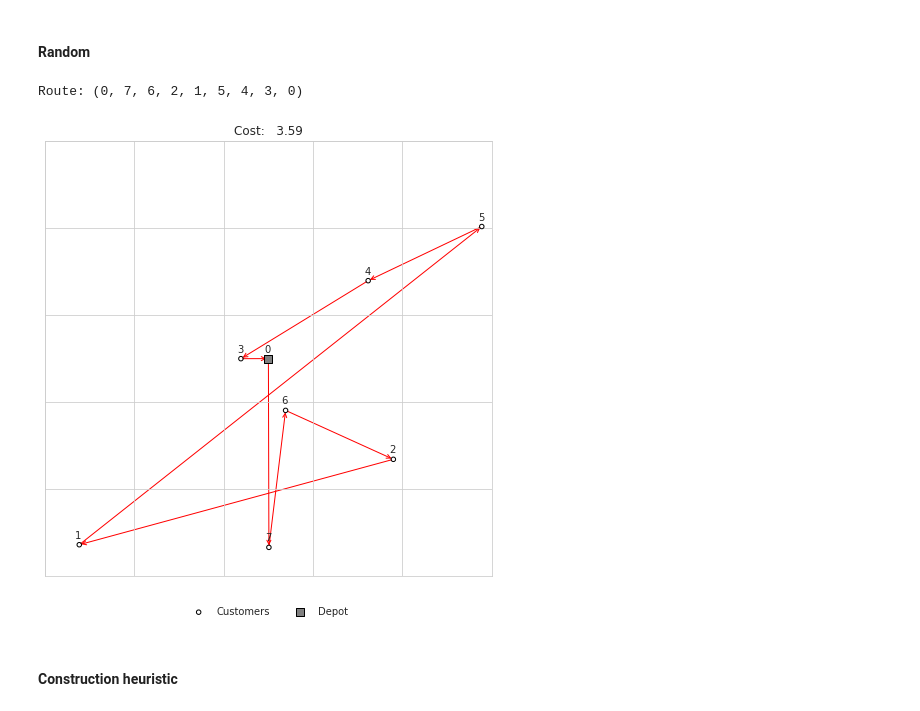
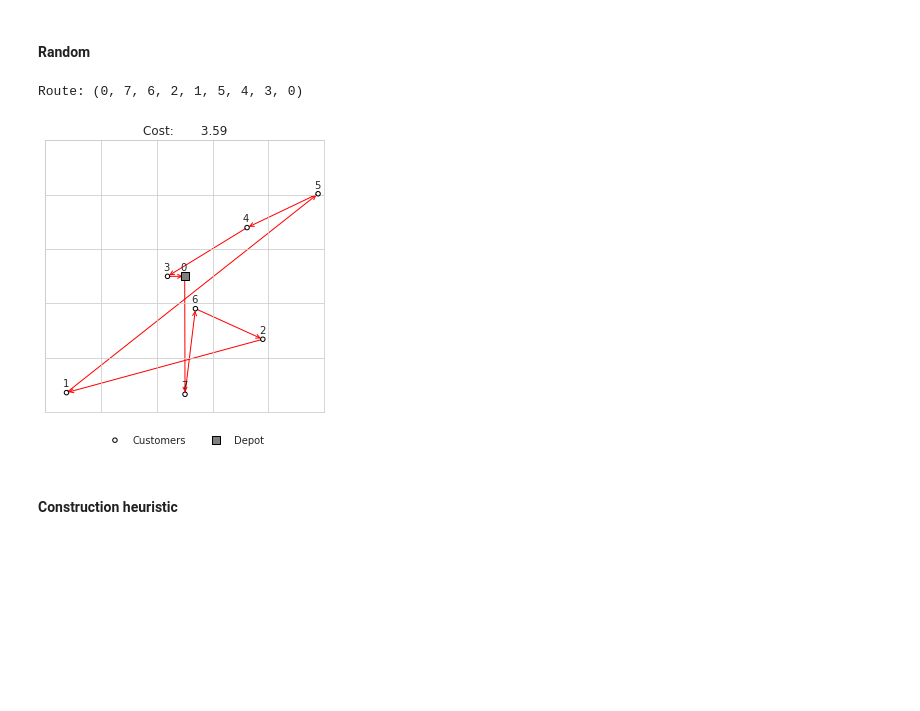
Before and after one commit to brenobeirigo/vrplot, a Jupyter notebook: introduction_to_heuristics.ipynb, the cells around one changed output. Drawn from its saved outputs; the diff is of its cells as text; code cells hidden in the pictures; blank space fills up the shorter version.

```diff
--- a/introduction_to_heuristics.ipynb
+++ b/introduction_to_heuristics.ipynb
@@ -17,11 +21,11 @@ np.random.seed(7)
 ### Example 1: Random distribution
 # %%
 n_customers = 7
-figsize = (8, 8)
+figsize = (5, 5)
 
 coords = util.get_random_nodes(n_customers)
 nodes = list(range(len(coords)))
 depot, customer_nodes = nodes[0], nodes[1:]
 
-static.draw_nodes(coords, nodes)
+static.draw_nodes(coords, nodes, figsize=figsize)
 # %% [output]
@@ -65,10 +69,10 @@ animated.show_solutions(tsp_sorted_sol[-50:], coords, nodes)
 # %%
 random_route = (0,) + tuple(np.random.permutation(np.arange(n_customers)+1)) +  (0,)
 print(f"Route: {random_route}")
-static.construct_route(random_route, nodes, coords, figsize=figsize)
+_ = static.construct_route(random_route, nodes, coords, figsize=figsize)
 # %% [output]
 Route: (0, 7, 6, 2, 1, 5, 4, 3, 0)
-[figure, old version]
+[figure, new version]
 # %% [markdown]
 #### Construction heuristic
 # %% [markdown]
```
Also changed, not shown: parts of 48 cells of this notebook.
